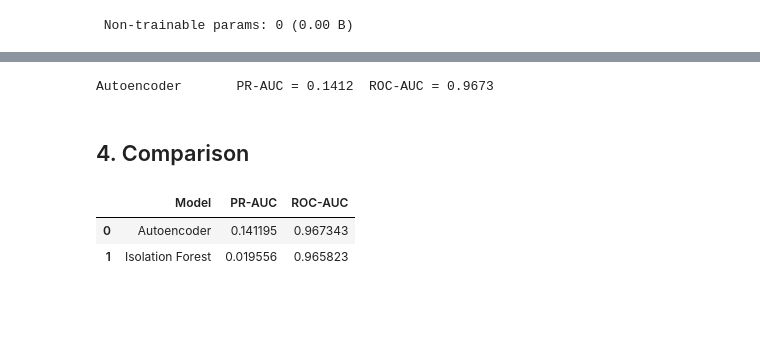
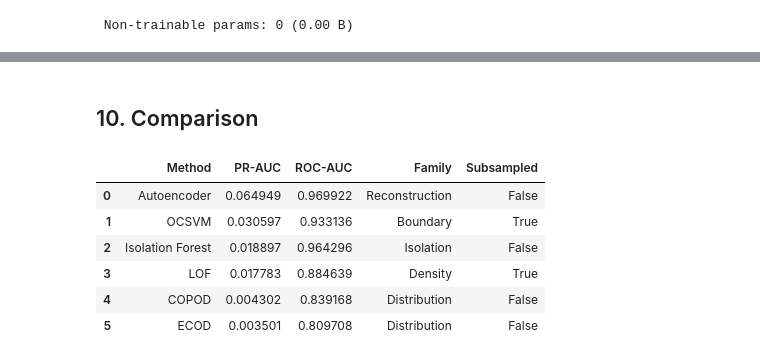
Before and after one commit to MarcLVR/financial-fraud-anomaly-detection, a Jupyter notebook: notebooks/04_anomaly_detection.ipynb, the cells around one changed output, grey strips where cells are left out. Cells and saved outputs as stored; diff of their text form; code cells hidden in the pictures; blank space fills up the shorter version.

```diff
--- a/notebooks/04_anomaly_detection.ipynb
+++ b/notebooks/04_anomaly_detection.ipynb
@@ -84,0 +230,11 @@ Isolation Forest  PR-AUC = 0.0196  ROC-AUC = 0.9658
+# %%
+copod = COPOD(n_jobs=-1)
+
+with profile(profile_results, "copod_fit"):
+    copod.fit(X_train_legit)
+
+with profile(profile_results, "copod_score"):
+    copod_scores = copod.decision_function(X_test)
+
+print(f"COPOD PR-AUC: {average_precision_score(y_test, copod_scores):.4f}")
+print(f"COPOD ROC-AUC: {roc_auc_score(y_test, copod_scores):.4f}")
@@ -211,20 +440,45 @@ def reconstruction_error(model, X: pd.DataFrame) -> np.ndarray:
-# %%
-ae_scores = reconstruction_error(autoencoder, X_test)
-ae_pr_auc = average_precision_score(y_test, ae_scores)
-ae_roc_auc = roc_auc_score(y_test, ae_scores)
-print(f"Autoencoder       PR-AUC = {ae_pr_auc:.4f}  ROC-AUC = {ae_roc_auc:.4f}")
-# %% [output]
-Autoencoder       PR-AUC = 0.1412  ROC-AUC = 0.9673
 # %% [markdown]
-## 4. Comparison
+## 10. Comparison
 # %%
 results = pd.DataFrame([
-    {"Model": "Isolation Forest", "PR-AUC": iso_pr_auc, "ROC-AUC": iso_roc_auc},
-    {"Model": "Autoencoder",      "PR-AUC": ae_pr_auc,  "ROC-AUC": ae_roc_auc},
+    {"Method": "Isolation Forest",
+     "PR-AUC": average_precision_score(y_test, iforest_scores),
+     "ROC-AUC": roc_auc_score(y_test, iforest_scores),
+     "Family": "Isolation",
+     "Subsampled": False},
+    {"Method": "ECOD",
+     "PR-AUC": average_precision_score(y_test, ecod_scores),
+     "ROC-AUC": roc_auc_score(y_test, ecod_scores),
+     "Family": "Distribution",
+     "Subsampled": False},
+    {"Method": "COPOD",
+     "PR-AUC": average_precision_score(y_test, copod_scores),
+     "ROC-AUC": roc_auc_score(y_test, copod_scores),
+     "Family": "Distribution",
+     "Subsampled": False},
+    {"Method": "OCSVM",
+     "PR-AUC": np.mean(ocsvm_pr_aucs),
+     "ROC-AUC": np.mean(ocsvm_roc_aucs),
+     "Family": "Boundary",
+     "Subsampled": True},
+    {"Method": "LOF",
+     "PR-AUC": np.mean(lof_pr_aucs),
+     "ROC-AUC": np.mean(lof_roc_aucs),
+     "Family": "Density",
+     "Subsampled": True},
+    {"Method": "Autoencoder",
+     "PR-AUC": average_precision_score(y_test, ae_scores),
+     "ROC-AUC": roc_auc_score(y_test, ae_scores),
+     "Family": "Reconstruction",
+     "Subsampled": False},
 ]).sort_values("PR-AUC", ascending=False).reset_index(drop=True)
 results
 # %% [output]
-|  | Model | PR-AUC | ROC-AUC |
-| 0 | Autoencoder | 0.141195 | 0.967343 |
-| 1 | Isolation Forest | 0.019556 | 0.965823 |
+|  | Method | PR-AUC | ROC-AUC | Family | Subsampled |
+| 0 | Autoencoder | 0.064949 | 0.969922 | Reconstruction | False |
+| 1 | OCSVM | 0.030597 | 0.933136 | Boundary | True |
+| 2 | Isolation Forest | 0.018897 | 0.964296 | Isolation | False |
+| 3 | LOF | 0.017783 | 0.884639 | Density | True |
+| 4 | COPOD | 0.004302 | 0.839168 | Distribution | False |
+| 5 | ECOD | 0.003501 | 0.809708 | Distribution | False |
 # %%
```
Also changed, not shown: parts of 31 cells of this notebook, 3 other files.
